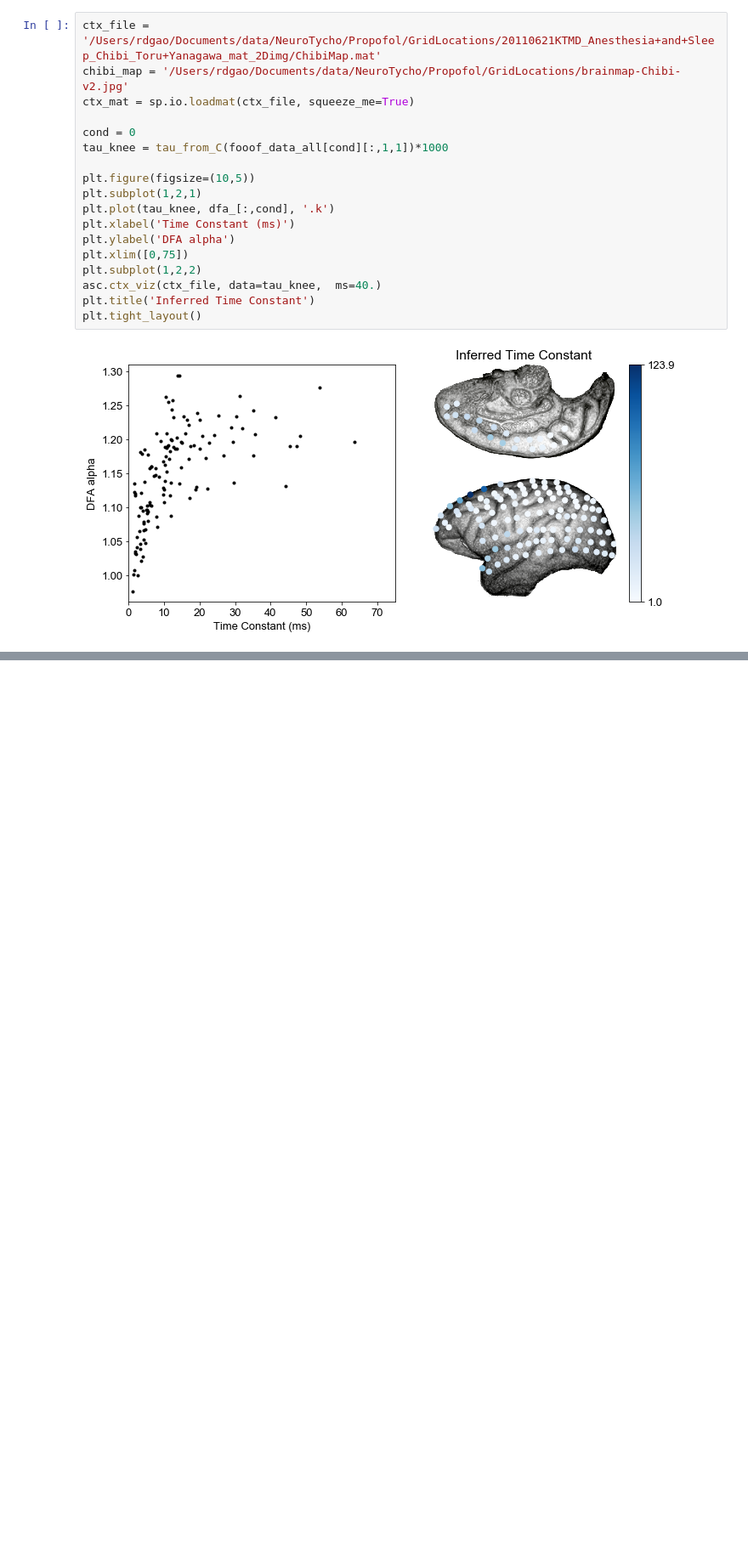
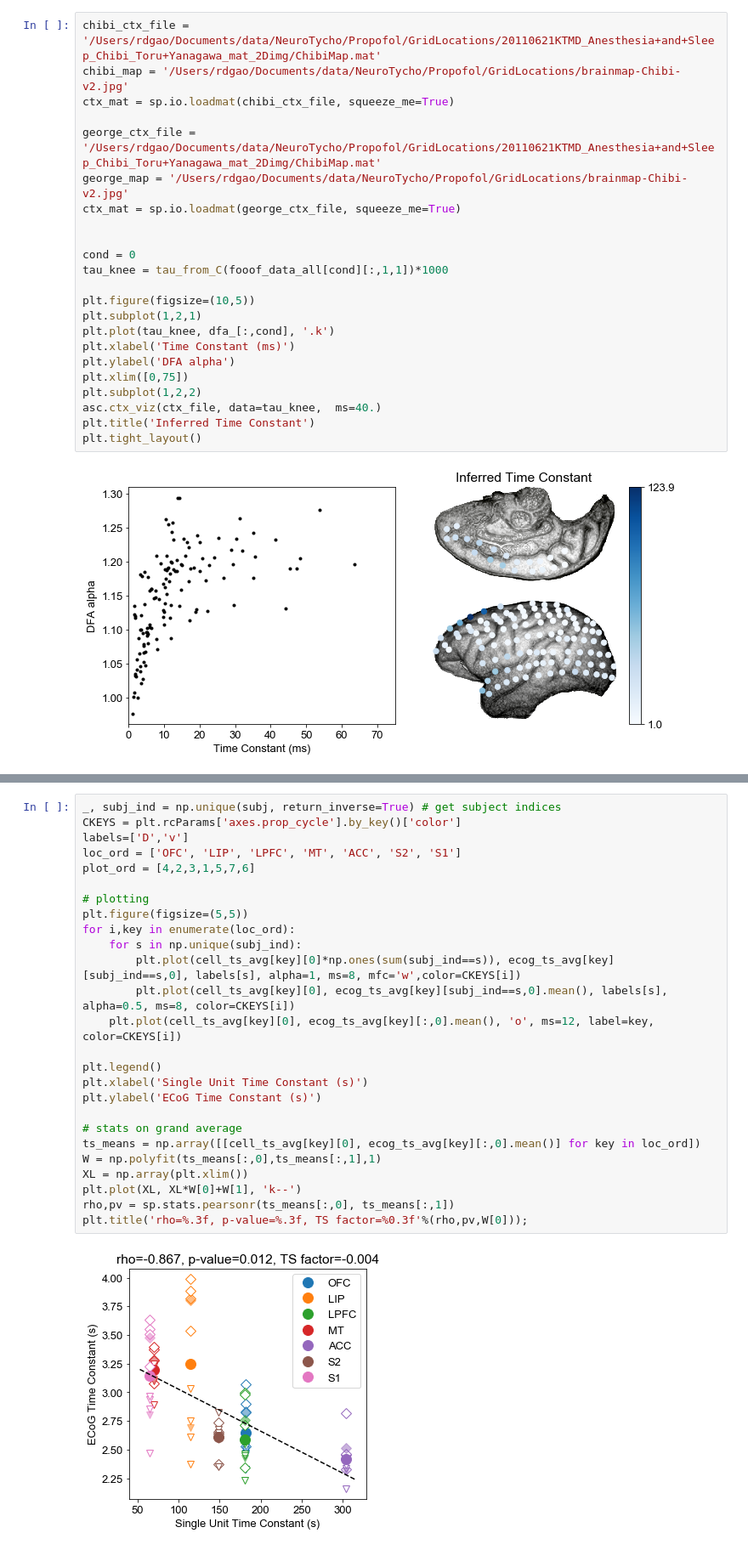
Before and after one commit to rdgao/SpaceRecon, a Jupyter notebook: notebooks/NeuroTycho/macaque_timescale.ipynb, the cells around one changed output, grey strips where cells are left out. Shown at 85% size. Saved outputs shown, nothing was run; the diff lists cells and outputs as text; blank space fills up the shorter version.

```diff
--- a/notebooks/NeuroTycho/macaque_timescale.ipynb
+++ b/notebooks/NeuroTycho/macaque_timescale.ipynb
@@ -151,9 +175,14 @@ bottom=1.0, top=1.0
   'bottom=%s, top=%s') % (bottom, top))
 [figure]
 # %%
-ctx_file = '/Users/rdgao/Documents/data/NeuroTycho/Propofol/GridLocations/20110621KTMD_Anesthesia+and+Sleep_Chibi_Toru+Yanagawa_mat_2Dimg/ChibiMap.mat'
+chibi_ctx_file = '/Users/rdgao/Documents/data/NeuroTycho/Propofol/GridLocations/20110621KTMD_Anesthesia+and+Sleep_Chibi_Toru+Yanagawa_mat_2Dimg/ChibiMap.mat'
 chibi_map = '/Users/rdgao/Documents/data/NeuroTycho/Propofol/GridLocations/brainmap-Chibi-v2.jpg'
-ctx_mat = sp.io.loadmat(ctx_file, squeeze_me=True)
+ctx_mat = sp.io.loadmat(chibi_ctx_file, squeeze_me=True)
+
+george_ctx_file = '/Users/rdgao/Documents/data/NeuroTycho/Propofol/GridLocations/20110621KTMD_Anesthesia+and+Sleep_Chibi_Toru+Yanagawa_mat_2Dimg/ChibiMap.mat'
+george_map = '/Users/rdgao/Documents/data/NeuroTycho/Propofol/GridLocations/brainmap-Chibi-v2.jpg'
+ctx_mat = sp.io.loadmat(george_ctx_file, squeeze_me=True)
+
 
 cond = 0
 tau_knee = tau_from_C(fooof_data_all[cond][:,1,1])*1000
@@ -174,0 +245,28 @@ plt.tight_layout()
+# %%
+_, subj_ind = np.unique(subj, return_inverse=True) # get subject indices
+CKEYS = plt.rcParams['axes.prop_cycle'].by_key()['color']
+labels=['D','v']
+loc_ord = ['OFC', 'LIP', 'LPFC', 'MT', 'ACC', 'S2', 'S1']
+plot_ord = [4,2,3,1,5,7,6]
+
+# plotting
+plt.figure(figsize=(5,5))
+for i,key in enumerate(loc_ord):
+    for s in np.unique(subj_ind):
+        plt.plot(cell_ts_avg[key][0]*np.ones(sum(subj_ind==s)), ecog_ts_avg[key][subj_ind==s,0], labels[s], alpha=1, ms=8, mfc='w',color=CKEYS[i])
+        plt.plot(cell_ts_avg[key][0], ecog_ts_avg[key][subj_ind==s,0].mean(), labels[s], alpha=0.5, ms=8, color=CKEYS[i])
+    plt.plot(cell_ts_avg[key][0], ecog_ts_avg[key][:,0].mean(), 'o', ms=12, label=key, color=CKEYS[i])
+
+plt.legend()
+plt.xlabel('Single Unit Time Constant (s)')
+plt.ylabel('ECoG Time Constant (s)')
+
+# stats on grand average
+ts_means = np.array([[cell_ts_avg[key][0], ecog_ts_avg[key][:,0].mean()] for key in loc_ord])
+W = np.polyfit(ts_means[:,0],ts_means[:,1],1)
+XL = np.array(plt.xlim())
+plt.plot(XL, XL*W[0]+W[1], 'k--')
+rho,pv = sp.stats.pearsonr(ts_means[:,0], ts_means[:,1])
+plt.title('rho=%.3f, p-value=%.3f, TS factor=%0.3f'%(rho,pv,W[0]));
+# %% [output]
+[figure, added]
```
Also changed, not shown: parts of 6 cells of this notebook, 1 other file.
